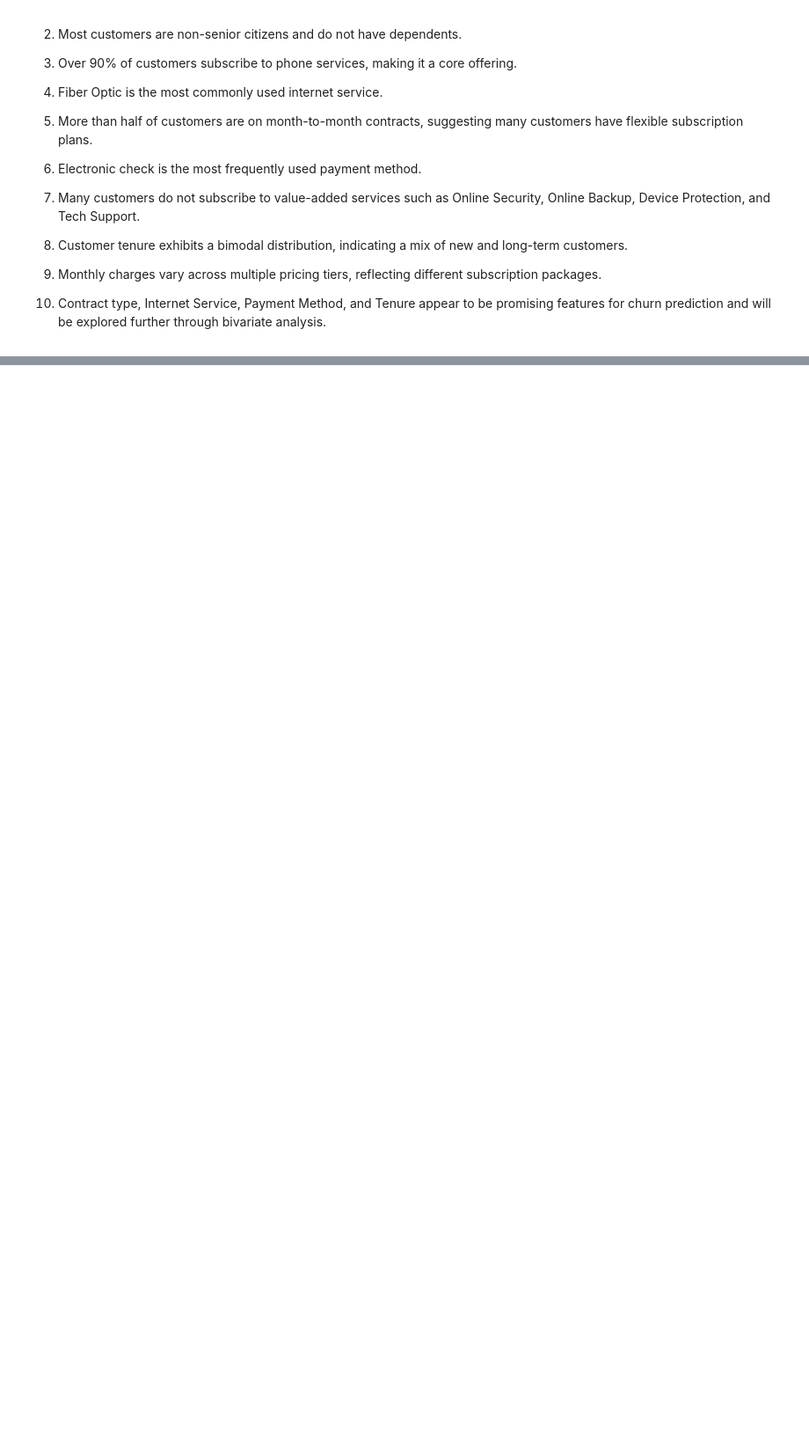
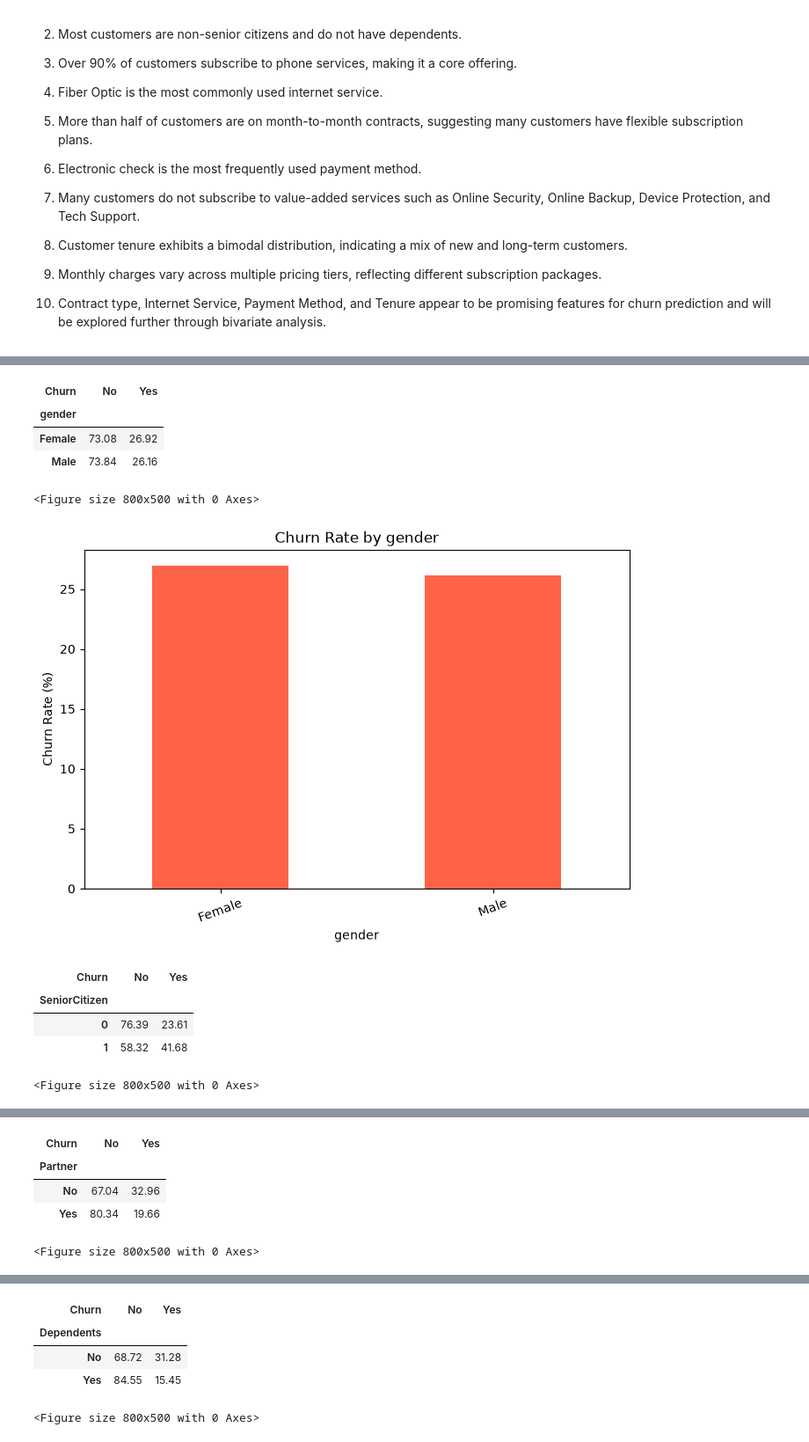
Before and after one commit to muhammadadnanmomin/customer-intelligence-platform, a Jupyter notebook: notebooks/06_churn_model.ipynb, the cells around one changed output, grey strips where cells are left out. Shown at 88% size. Saved outputs shown, nothing was run; the diff lists cells and outputs as text; code cells hidden in the pictures; blank space fills up the shorter version.

```diff
--- a/notebooks/06_churn_model.ipynb
+++ b/notebooks/06_churn_model.ipynb
@@ -368,0 +404,52 @@ Name: MonthlyCharges, dtype: float64
+# %%
+categorical_features = [
+
+    "gender",
+
+    "SeniorCitizen",
+
+    "Partner",
+
+    "Dependents",
+
+    "PhoneService",
+
+    "MultipleLines",
+
+    "InternetService",
+
+    "OnlineSecurity",
+
+    "OnlineBackup",
+
+    "DeviceProtection",
+
+    "TechSupport",
+
+    "StreamingTV",
+
+    "StreamingMovies",
+
+    "Contract",
+
+    "PaperlessBilling",
+
+    "PaymentMethod"
+
+]
+# %%
+for feature in categorical_features:
+
+    plot_churn_rate(df, feature)
+# %% [output]
+| Churn | No | Yes |
+| gender |  |  |
+| Female | 73.08 | 26.92 |
+| Male | 73.84 | 26.16 |
+<Figure size 800x500 with 0 Axes>
+[figure, added]
+| Churn | No | Yes |
+| SeniorCitizen |  |  |
+| 0 | 76.39 | 23.61 |
+| 1 | 58.32 | 41.68 |
+<Figure size 800x500 with 0 Axes>
@@ -368,0 +457,5 @@ Name: MonthlyCharges, dtype: float64
+| Churn | No | Yes |
+| Partner |  |  |
+| No | 67.04 | 32.96 |
+| Yes | 80.34 | 19.66 |
+<Figure size 800x500 with 0 Axes>
@@ -368,0 +463,5 @@ Name: MonthlyCharges, dtype: float64
+| Churn | No | Yes |
+| Dependents |  |  |
+| No | 68.72 | 31.28 |
+| Yes | 84.55 | 15.45 |
+<Figure size 800x500 with 0 Axes>
```
Also changed, not shown: parts of 22 cells of this notebook, 3 other files.
